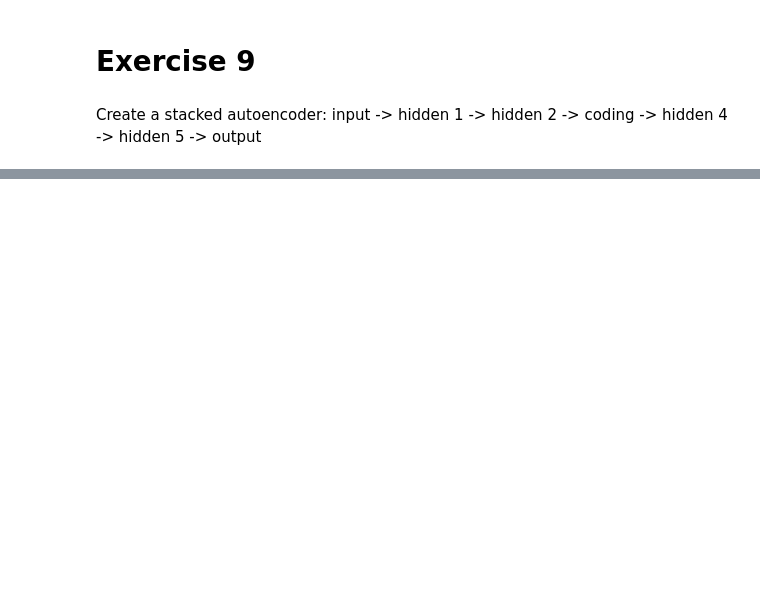
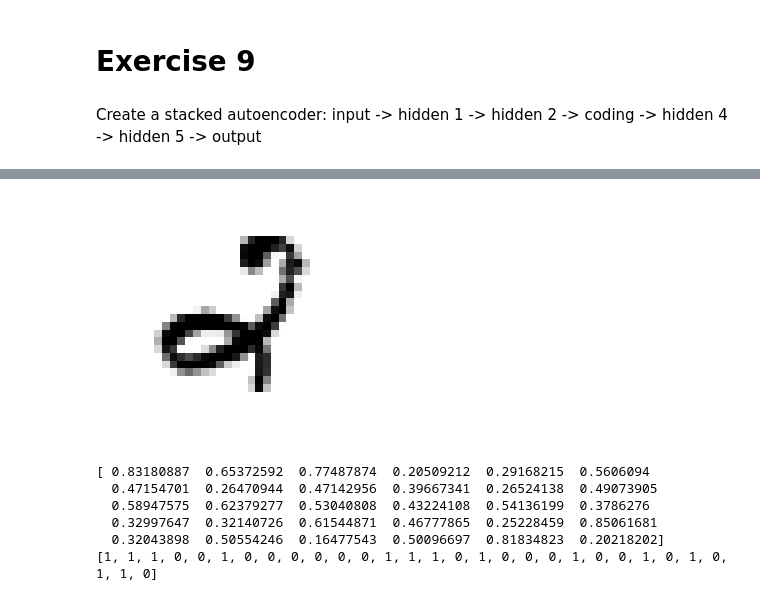
Before and after one commit to ashleyjsands/hands-on-ml, a Jupyter notebook: 15 Autoencoders.ipynb, the cells around one changed output, grey strips where cells are left out. Cells and saved outputs as stored; diff of their text form; code cells hidden in the pictures; blank space fills up the shorter version.

```diff
--- a/15 Autoencoders.ipynb
+++ b/15 Autoencoders.ipynb
@@ -524,0 +530,19 @@ for input_data, output_data in zip(visualisation_batch, o):
+# %%
+def coding_to_bit_hash(coding):
+    return list(map(lambda a: int(round(a)), coding))
+
+images = mnist.train.images[:1]
+codings_output = sess.run(codings, feed_dict={X: images})
+for i in range(len(images)):
+    show_image(images[i].reshape(image_shape))
+    coding = codings_output[i]
+    print(coding)
+    print(coding_to_bit_hash(coding))
+# %% [output]
+[figure, added]
+[ 0.83180887  0.65372592  0.77487874  0.20509212  0.29168215  0.5606094
+  0.47154701  0.26470944  0.47142956  0.39667341  0.26524138  0.49073905
+  0.58947575  0.62379277  0.53040808  0.43224108  0.54136199  0.3786276
+  0.32997647  0.32140726  0.61544871  0.46777865  0.25228459  0.85061681
+  0.32043898  0.50554246  0.16477543  0.50096697  0.81834823  0.20218202]
+[1, 1, 1, 0, 0, 1, 0, 0, 0, 0, 0, 0, 1, 1, 1, 0, 1, 0, 0, 0, 1, 0, 0, 1, 0, 1, 0, 1, 1, 0]
```
Also changed, not shown: parts of 5 cells of this notebook.
